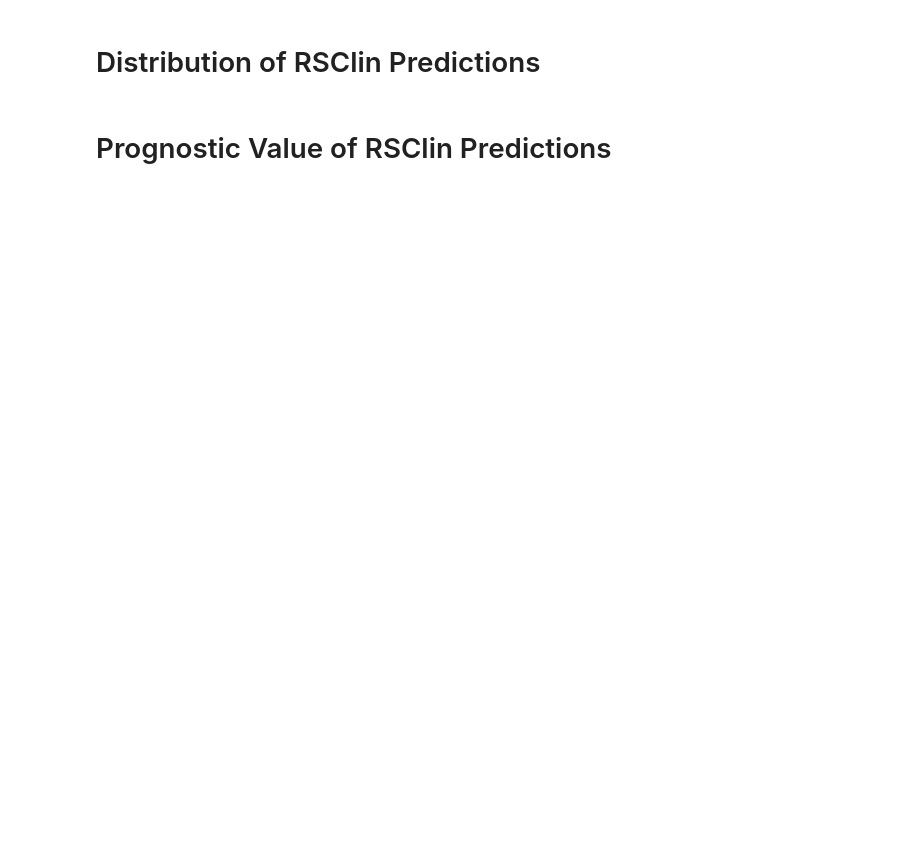
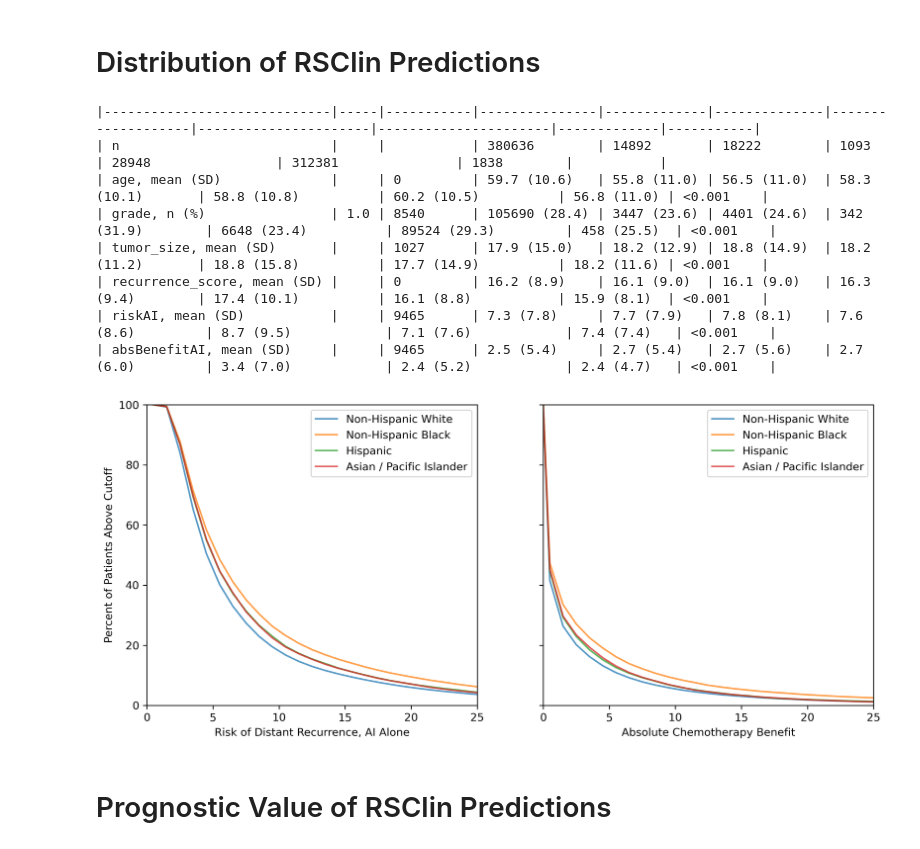
Before and after one commit to fmhoward/NCDBRSClin, a Jupyter notebook: RSClin NCDB.ipynb, the cells around one changed output. Cells and saved outputs as stored; diff of their text form; code cells hidden in the pictures; blank space fills up the shorter version.

```diff
--- a/RSClin NCDB.ipynb
+++ b/RSClin NCDB.ipynb
@@ -446,6 +875,6 @@ def load_data_missing(filename, savefile=False, loadfile=False, lower=False):
 # %%
 #Generate a new NCDB CSV file
-df = load_data('NCDB2017.csv', savefile = True, lower=True)
+df = load_data_2020('/mnt/data/NCDB/NCDBPUF_Breast.0.2020.csv', savefile = "NCDB2020.csv", lower=True)
 
 #Load an existing NCDB CSV file
 #df = load_data('NCDB2017.csv', loadfile = True)
@@ -454,0 +892,26 @@ df = load_data('NCDB2017.csv', savefile = True, lower=True)
+# %%
+### Summary Statistics
+#Race key: 0=white, 1=black, 2=hisp, 3=other, 4=native, 5= asian, 6=
+
+# df_race = df[df.race_parse==5]
+# df_race_threshold = df_race[df_race.absBenefitAI>=5]
+# print(len(df_race))
+# print(len(df_race_threshold))
+# print(len(df_race_threshold)/len(df_race)*100)
+
+dfchemo=df[df.chemo==1]
+dfnochemo=df[df.chemo==0]
+print(len(dfchemo[dfchemo.recurrence_score.between(21,25)]))
+print(len(dfnochemo[dfnochemo.recurrence_score.between(21,25)]))
+a = len(dfchemo[dfchemo.recurrence_score.between(21,25,inclusive=True)])
+b = len(dfnochemo[dfnochemo.recurrence_score.between(21,25,inclusive=True)])
+c = a/(a+b)
+print(c)
+
+print(len(dfchemo[dfchemo.recurrence_score>25]))
+
+df_young = df[df.age<50]
+df_old = df[df.age>=50]
+
+cutoff = (len(df_young[df_young.recurrence_score>=16])+len(df_old[df_old.recurrence_score>=25]))
+print(cutoff/len(df))
@@ -555,35 +1066,48 @@ def graphHistogram_race(df, column = 'riskAI', title = "", smoothed = True, ax =
             N = len(dfrace.index)
             X = np.sort(dfrace[column])
             F = np.array(range(N))/float(N)
         if ax:
             ax.plot(X-0.5, F, label=label, alpha = 0.75)
     if ax:
         ax.set_xlabel(title)
-        ax.set_ylabel("Cumulative Percent")
+        if title == "Risk of Distant Recurrence, AI Alone":
+            ax.set_ylabel("Percent of Patients Above Cutoff")
         ax.set_xlim([0,25])
         ax.set_ylim([0,100])
-        ax.legend(loc = 'lower right')
+        ax.invert_yaxis()
+        ax.set_yticklabels([100,80,60,40,20,0])
+        ax.legend(loc = 'upper right')
 
 
 def raceCharacteristics(df):
     """Generate baseline characteristics table, prints results into console
 
         Parameters
         ----------
         df - dataframe to use
         """
     columns = ['age', 'grade', 'tumor_size', 'recurrence_score', 'riskAI', 'absBenefitAI']
     df['race_parse'] = df.race_parse.map({0:'Non-Hispanic White', 1:'Non-Hispanic Black', 2:'Hispanic', 3:'Other', 4:'Native American', 5:'Asian'})
     mytable = TableOne(df, columns=columns, categorical=['grade'], groupby='race_parse', pval=True)
     print(mytable.tabulate(tablefmt="github"))
     mytable.to_excel('table two.xlsx')
 
-fig, ax = plt.subplots(1, 2, sharey=True, dpi = 300)
+fig, ax = plt.subplots(1, 2, sharey=True, dpi = 300, figsize=(12, 5))
 df = prepareDataset(LN = 2)
 raceCharacteristics(df.copy())
 graphHistogram_race(df, title = "Risk of Distant Recurrence, AI Alone", ax = ax[0])
 graphHistogram_race(df, 'absBenefitAI', "Absolute Chemotherapy Benefit", ax = ax[1])
 fig.savefig("figure 2.png")
 plt.show()
+# %% [output]
+|-----------------------------|-----|-----------|---------------|-------------|--------------|-------------------|----------------------|----------------------|-------------|-----------|
+| n                           |     |           | 380636        | 14892       | 18222        | 1093              | 28948                | 312381               | 1838        |           |
+| age, mean (SD)              |     | 0         | 59.7 (10.6)   | 55.8 (11.0) | 56.5 (11.0)  | 58.3 (10.1)       | 58.8 (10.8)          | 60.2 (10.5)          | 56.8 (11.0) | <0.001    |
+| grade, n (%)                | 1.0 | 8540      | 105690 (28.4) | 3447 (23.6) | 4401 (24.6)  | 342 (31.9)        | 6648 (23.4)          | 89524 (29.3)         | 458 (25.5)  | <0.001    |
+| tumor_size, mean (SD)       |     | 1027      | 17.9 (15.0)   | 18.2 (12.9) | 18.8 (14.9)  | 18.2 (11.2)       | 18.8 (15.8)          | 17.7 (14.9)          | 18.2 (11.6) | <0.001    |
+| recurrence_score, mean (SD) |     | 0         | 16.2 (8.9)    | 16.1 (9.0)  | 16.1 (9.0)   | 16.3 (9.4)        | 17.4 (10.1)          | 16.1 (8.8)           | 15.9 (8.1)  | <0.001    |
+| riskAI, mean (SD)           |     | 9465      | 7.3 (7.8)     | 7.7 (7.9)   | 7.8 (8.1)    | 7.6 (8.6)         | 8.7 (9.5)            | 7.1 (7.6)            | 7.4 (7.4)   | <0.001    |
+| absBenefitAI, mean (SD)     |     | 9465      | 2.5 (5.4)     | 2.7 (5.4)   | 2.7 (5.6)    | 2.7 (6.0)         | 3.4 (7.0)            | 2.4 (5.2)            | 2.4 (4.7)   | <0.001    |
+[figure, added]
 # %% [markdown]
 # Prognostic Value of RSClin Predictions
```
Also changed, not shown: parts of 17 cells of this notebook.
